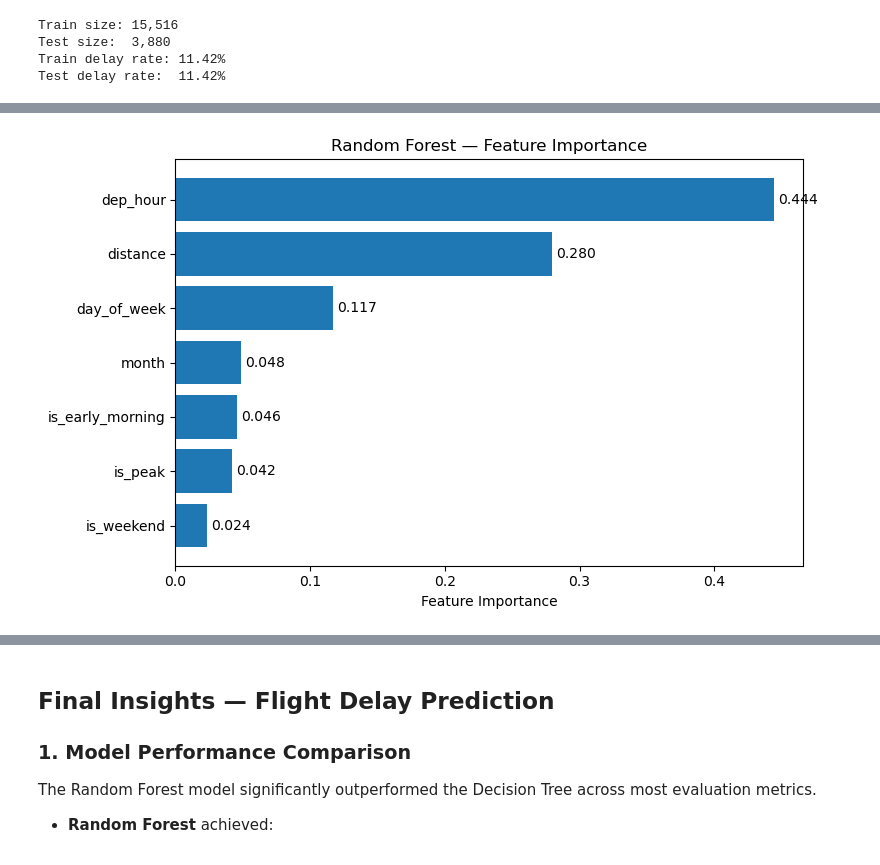
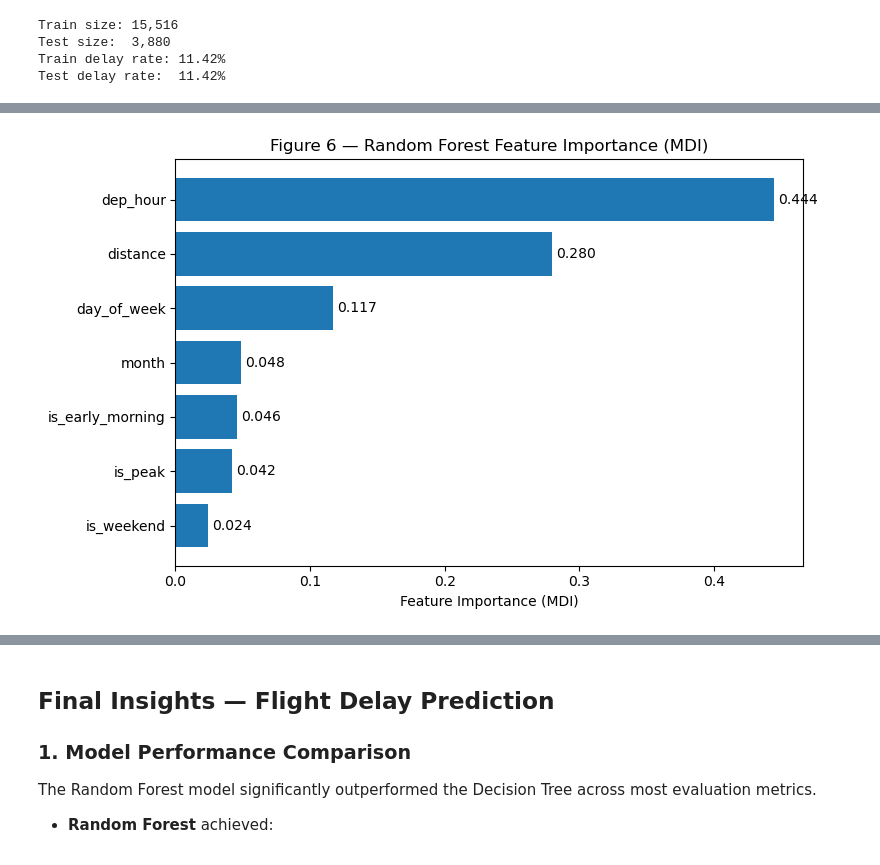
Before and after one commit to CFarron/CAP_3764_2026_Spring_Team_2, a Jupyter notebook: notebooks/03_tree_based_model.ipynb, the cells around one changed output, grey strips where cells are left out. Saved outputs shown, nothing was run; the diff lists cells and outputs as text; code cells hidden in the pictures.

```diff
--- a/notebooks/03_tree_based_model.ipynb
+++ b/notebooks/03_tree_based_model.ipynb
@@ -338,0 +386,24 @@ Gap (Train - Test): 0.050
+# %%
+# =====================================================
+# HYPERPARAMETER TUNING — RANDOM FOREST
+# =====================================================
+rf_param_grid = {
+    'max_depth': [5, 10, 15, None],
+    'n_estimators': [100, 200, 300]
+}
+
+rf_grid = GridSearchCV(
+    RandomForestClassifier(random_state=RANDOM_STATE),
+    rf_param_grid,
+    cv=5, scoring='roc_auc',
+    n_jobs=-1, refit=True
+)
+rf_grid.fit(X_train, y_train)
+
+print("Best RF params:", rf_grid.best_params_)
+print("Best CV ROC-AUC:", round(rf_grid.best_score_, 4))
+
+best_rf         = rf_grid.best_estimator_
+y_pred_rf_tuned = best_rf.predict(X_test)
+y_prob_rf_tuned = best_rf.predict_proba(X_test)[:, 1]
+cv_rf_tuned     = rf_grid.best_score_
@@ -457,26 +580,19 @@ Saved to outputs/tree_model_comparison_delay.csv
 # %%
 # =====================================================
-# Feature Importance
+# FEATURE IMPORTANCE — RF MDI (Figure 6)
 # =====================================================
 importance_df = pd.DataFrame({
     'feature': FEATURES,
     'importance': rf.feature_importances_
 }).sort_values('importance', ascending=True)
 
 fig, ax = plt.subplots(figsize=(8, 5))
-
-bars = ax.barh(
-    importance_df['feature'],
-    importance_df['importance']
-)
-
-ax.set_xlabel("Feature Importance")
-ax.set_title("Random Forest — Feature Importance")
-
+bars = ax.barh(importance_df['feature'], importance_df['importance'])
+ax.set_xlabel("Feature Importance (MDI)")
+ax.set_title("Figure 6 — Random Forest Feature Importance (MDI)")
 ax.bar_label(bars, fmt='%.3f', padding=3)
-
 plt.tight_layout()
 plt.savefig('../outputs/feature_importance_delay.png', dpi=150)
 plt.show()
 # %% [output]
-[figure, old version]
+[figure, new version]
```
Also changed, not shown: parts of 59 cells of this notebook.
